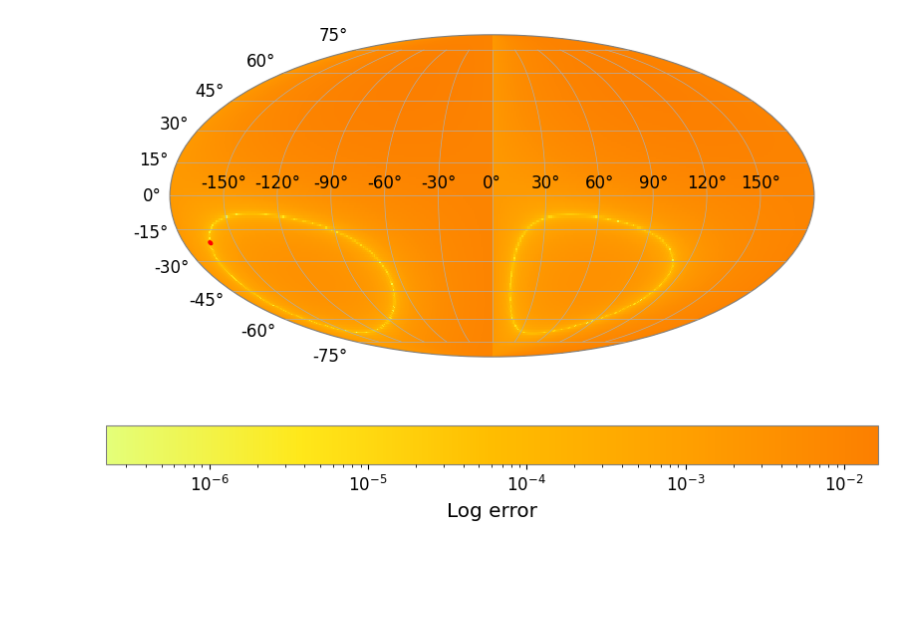
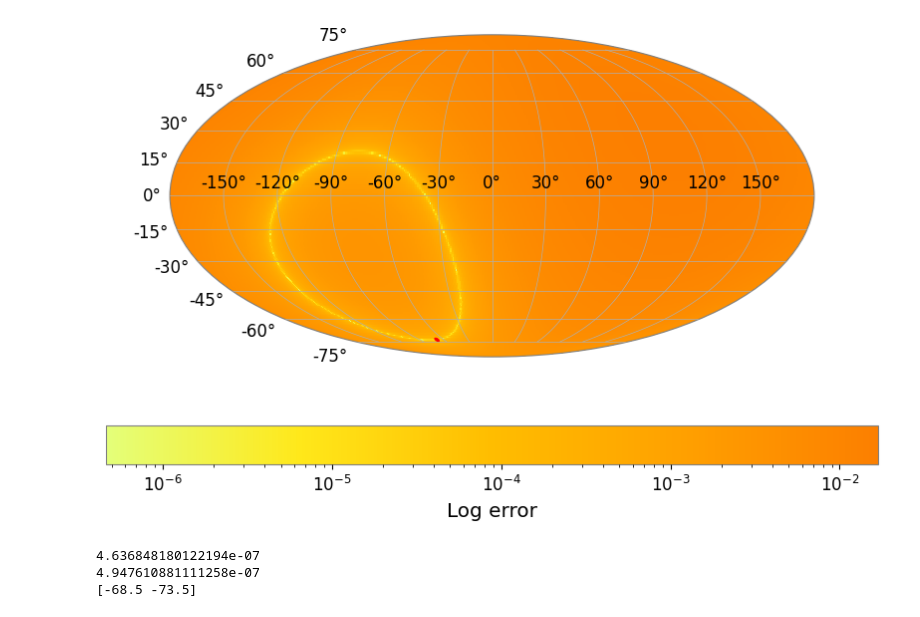
Before and after one commit to ljf441/gw-cosmology, a Jupyter notebook: matched_filtering.ipynb, the cells around one changed output. Drawn from its saved outputs; the diff is of its cells as text; code cells hidden in the pictures; blank space fills up the shorter version.

```diff
--- a/matched_filtering.ipynb
+++ b/matched_filtering.ipynb
@@ -11,6 +12,7 @@ from matplotlib.patches import Circle
 duration = 4
 sampling_frequency = 2048
 t0_gps = 1126259460.4
+gps_time = t0_gps + duration/2
 n_samples = duration*sampling_frequency
 time = np.linspace(0, duration, n_samples)
 
@@ -29,7 +31,7 @@ radec_map = radec.reshape(len(decs), len(ras), 2)
 def whiten(strain_df, psd_df):
     return strain_df['h'] / np.sqrt(psd_df['PSD'])
 
-def match_filter(strain_df, waveform_df, IFO, sampling_frequency=sampling_frequency, t0_gps=t0_gps, psi=1):
+def match_filter(strain_df, waveform_df, IFO, sampling_frequency=sampling_frequency, t0_gps=gps_time, psi=0):
     mask = strain_df['Hz'] > 20
     S = IFO.power_spectral_density.psd_array
     S[~mask] = np.inf
@@ -39,7 +41,12 @@ def match_filter(strain_df, waveform_df, IFO, sampling_frequency=sampling_freque
             fplus = IFO.antenna_response(ra, dec, t0_gps, psi, 'plus')
             fcross = IFO.antenna_response(ra, dec, t0_gps, psi, 'cross')
             template = fplus*waveform_df['h+'] + fcross*waveform_df['hx']
-            rhosq = 4*np.fft.irfft(strain_df['white']*np.conj(template)/S)*sampling_frequency
+            Z = strain_df['h']*np.conj(template)/S
+            n = len(waveform_df['Hz'])
+            Z_full = np.zeros(2*n, dtype=complex)
+            Z_full[:n] = Z[0:]
+            Z_full[-n+1:] = np.conj(Z[1:][::-1])
+            rhosq = 4*np.fft.ifft(Z_full).real*sampling_frequency
             real_rhosq = np.real(rhosq)
             if np.max(real_rhosq) > best_rhosq:
                 best_rhosq = np.max(real_rhosq)
@@ -146,37 +153,44 @@ TIME DELAY (H1-L1): 0.0063 ± 0.00195 s
 # %%
-h1_time_delays = []
-l1_time_delays = []
-v1_time_delays = []
-for ra in ras:
-    for dec in decs:
-        h1_time_delays.append(IFOH.time_delay_from_geocenter(ra, dec, t0_gps+tc_H1))
-        l1_time_delays.append(IFOL.time_delay_from_geocenter(ra, dec, t0_gps+tc_L1))
-        v1_time_delays.append(IFOV.time_delay_from_geocenter(ra, dec, t0_gps+tc_V1))
+h1_time_delays = np.zeros(shape=(len(ras), len(decs)))
+l1_time_delays = np.zeros(shape=(len(ras), len(decs)))
+v1_time_delays = np.zeros(shape=(len(ras), len(decs)))
+for i, ra in enumerate(ras):
+    for j, dec in enumerate(decs):
+        h1_time_delays[i, j] = IFOH.time_delay_from_geocenter(ra, dec, t0_gps)
+        l1_time_delays[i, j] = IFOL.time_delay_from_geocenter(ra, dec, t0_gps)
+        v1_time_delays[i, j] = IFOV.time_delay_from_geocenter(ra, dec, t0_gps)
 
 hl_td = np.array(h1_time_delays) - np.array(l1_time_delays)
 lh_td = np.array(l1_time_delays) - np.array(h1_time_delays)
 hv_td = np.array(h1_time_delays) - np.array(v1_time_delays)
 vl_td = np.array(v1_time_delays) - np.array(l1_time_delays)
 # %%
-errors = np.sqrt((hl_td - (tc_H1-tc_L1))**2).reshape(len(decs), len(ras))
+errors = np.sqrt((hl_td - (tc_H1-tc_L1))**2)
 fig = plt.figure(figsize=(10, 6))
 ax = fig.add_subplot(111, projection='mollweide')
 ra_grid, dec_grid = np.meshgrid(ra_s, dec_s)
-heatmap = ax.pcolormesh(ra_grid, dec_grid, errors, shading='auto', cmap='Wistia', norm=LogNorm(vmin=errors.min(), vmax=errors.max()))
+heatmap = ax.pcolormesh(ra_grid, dec_grid, errors.T, shading='auto', cmap='Wistia', norm=LogNorm(vmin=errors.min(), vmax=errors.max()))
 cbar = fig.colorbar(heatmap, ax=ax, orientation='horizontal')
-area = get_area(ra_grid, dec_grid, errors)
+area = get_area(ra_grid, dec_grid, errors.T)
 circle = Circle((area[0],area[1]),
                 radius=0.01,
                 edgecolor='red',
                 facecolor='none',
                 linewidth=2,
                 transform=ax.transData)
 ax.add_patch(circle)
 cbar.set_label('Log error')
 plt.savefig('figures/HL_skymap.png', bbox_inches='tight', dpi=300)
 plt.show()
+A, B = np.partition(errors.flatten(), 1)[0:2]
+print(A)  # 1
+print(B)  # 2
+print(np.rad2deg(area))
 # %% [output]
-[figure, old version]
+[figure, new version]
+4.636848180122194e-07
+4.947610881111258e-07
+[-68.5 -73.5]
 # %%
 fig, ax = plt.subplots(figsize=(12,6))
 ax.plot(time, snr_H1, label=fr'H1 SNR, $t_c$ = {tc_H1:.4f}s ± {fwhm_H1/2:.5f}s')
```
Also changed, not shown: parts of 6 cells of this notebook, 28 other files.
